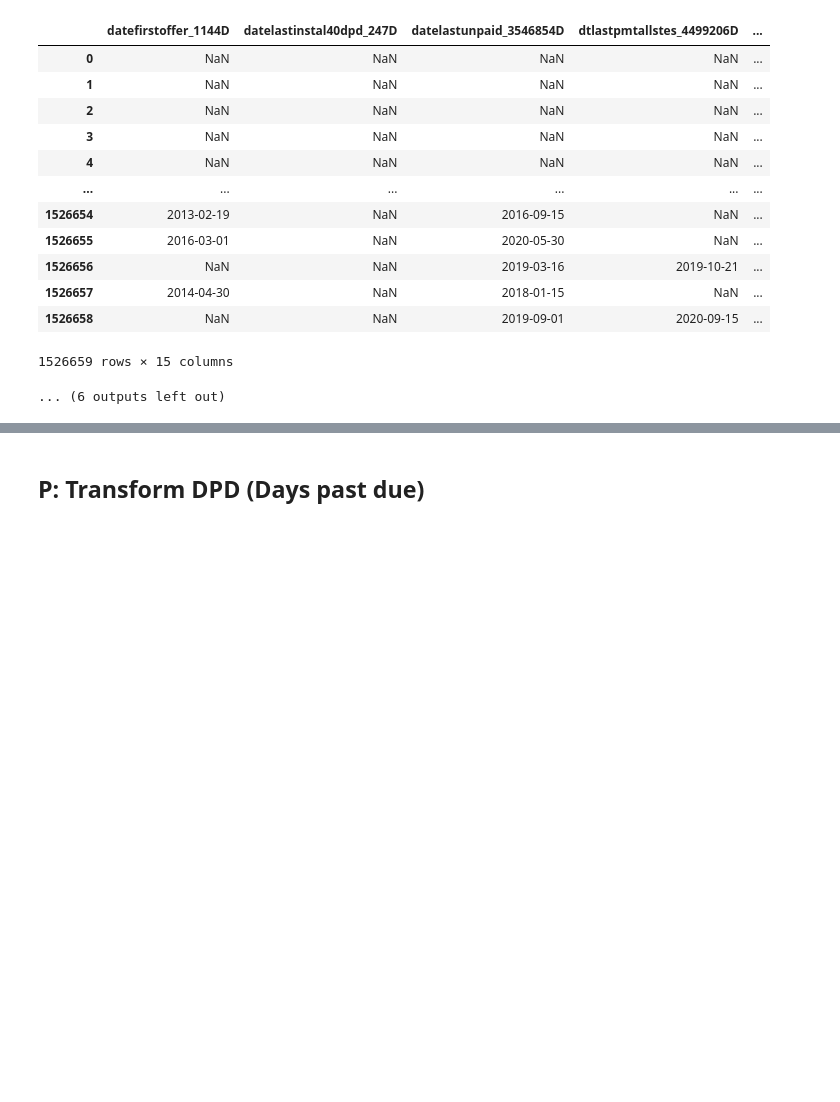
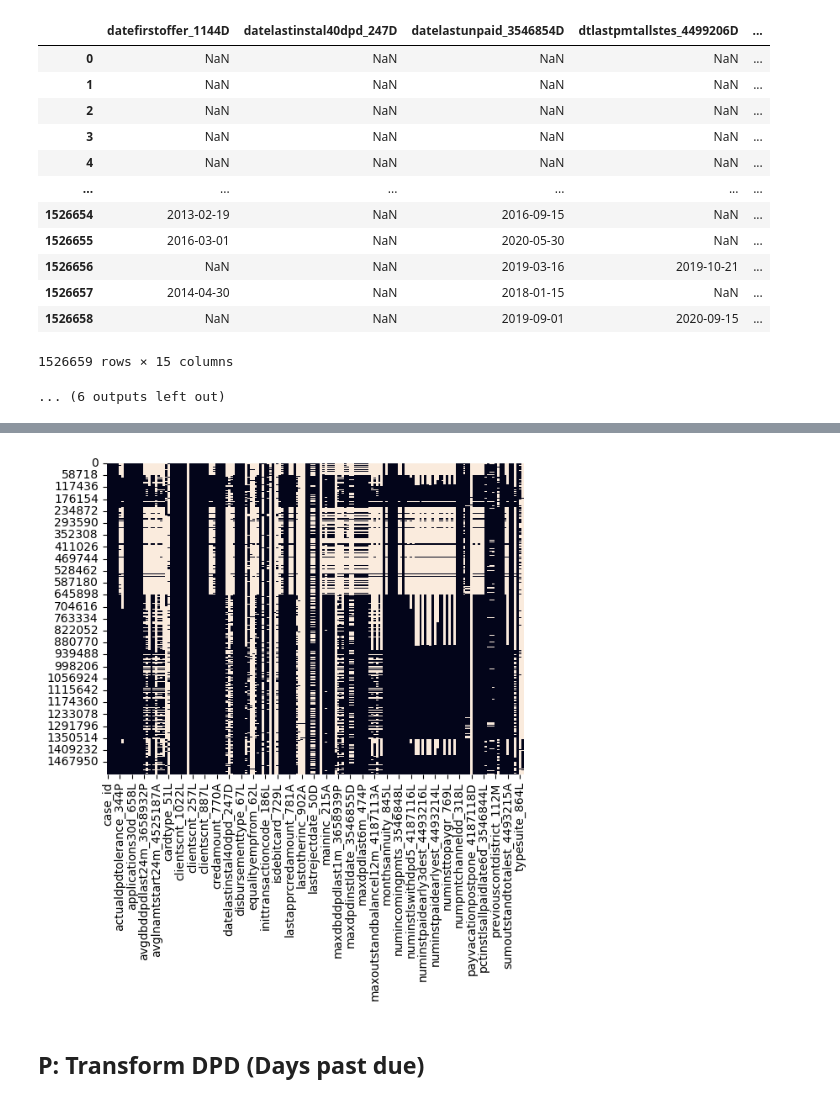
Before and after one commit to oXyut/home-credit-competition, a Jupyter notebook: src/notebooks/oXyut9943-eda-d2.ipynb, the cells around one changed output, grey strips where cells are left out. Cells and saved outputs as stored; diff of their text form; code cells hidden in the pictures; blank space fills up the shorter version.

```diff
--- a/src/notebooks/suzukiy-eda.ipynb
+++ b/src/notebooks/oXyut9943-eda-d2.ipynb
@@ -66,3 +18,0 @@ display(feature_definition)
-# %%
-df_base_train = pd.read_csv('../../data/inputs/csv_files/train/train_base.csv')
-df_base_test = pd.read_csv('../../data/inputs/csv_files/test/test_base.csv')
@@ -274,3 +365,8 @@ D: Transform date 15 columns
+# %%
+sns.heatmap(df_base_static.isnull(), cbar=False)
+plt.show()
+# %% [output]
+[figure, added]
 # %% [markdown]
 ## P: Transform DPD (Days past due)
 # %%
```
Also changed, not shown: parts of 14 cells of this notebook, 8 other files.
